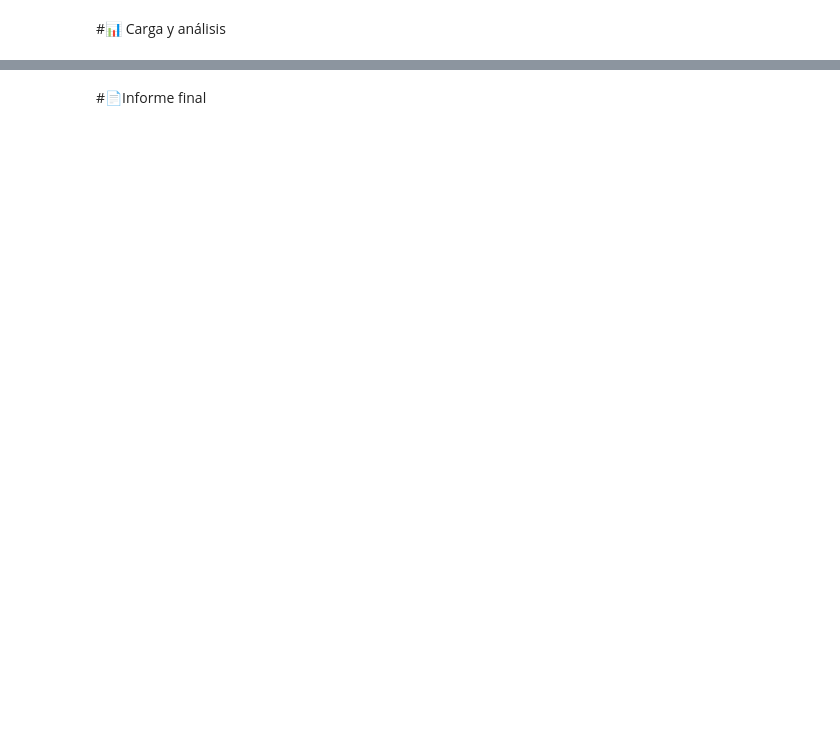
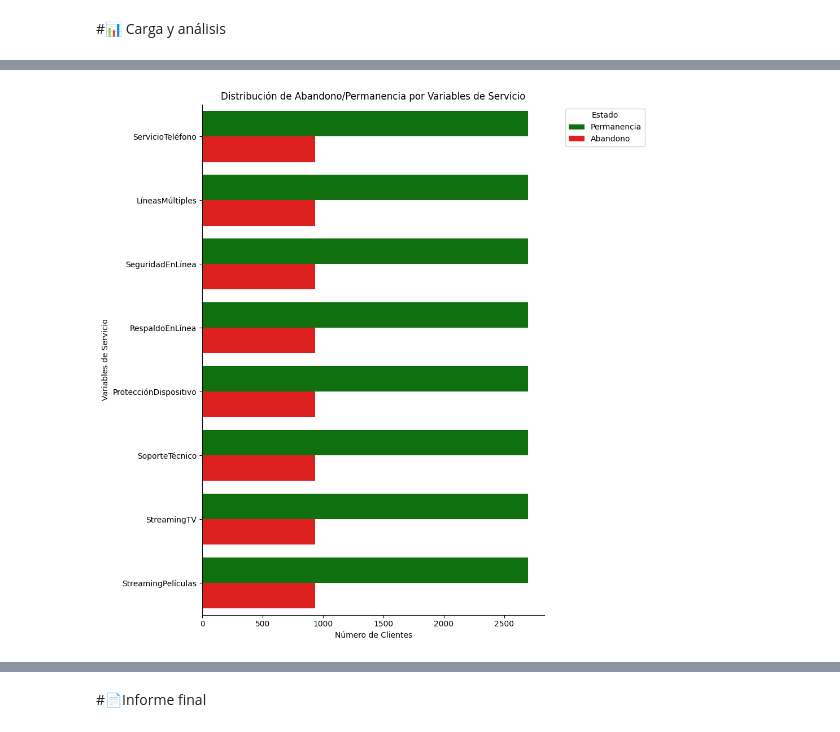
Before and after one commit to Fernando-Falla/Cahllenge_TelecomX_parte2, a Jupyter notebook: TelecomX_LATAM.ipynb, the cells around one changed output, grey strips where cells are left out. Saved outputs shown, nothing was run; the diff lists cells and outputs as text; code cells hidden in the pictures; blank space fills up the shorter version.

```diff
--- a/TelecomX_LATAM.ipynb
+++ b/TelecomX_LATAM.ipynb
@@ -426,0 +741,57 @@ datos_encoded.head()
+# %%
+import matplotlib.pyplot as plt
+import seaborn as sns
+import pandas as pd
+
+# Lista de variables de servicio para graficar la distribución de abandono
+service_vars_to_plot = [
+    'ServicioTeléfono', 'LíneasMúltiples', 'SeguridadEnLínea',
+    'RespaldoEnLínea', 'ProtecciónDispositivo', 'SoporteTécnico',
+    'StreamingTV', 'StreamingPelículas'
+]
+
+# Mapeo de valores numéricos a nombres para el hue y la leyenda (0: Permanencia, 1: Abandono)
+churn_label_mapping = {0: 'Permanencia', 1: 'Abandono'}
+
+# Colores para Abandono y Permanencia
+churn_colors = {'Permanencia': "green", 'Abandono': "red"}
+
+# Preparar los datos para un gráfico agrupado horizontal
+all_plot_data_service = pd.DataFrame()
+for col in service_vars_to_plot:
+    if col in datos_encoded.columns:
+        # Calcular las counts para Abandono y No Abandono por categoría de servicio
+        plot_data = datos_encoded.groupby([col, 'Abandono'], observed=False).size().reset_index(name='count')
+
+        # Mapear los valores numéricos de 'Abandono' a sus nombres para el hue y la leyenda
+        plot_data['Abandono_Label'] = plot_data['Abandono'].map(churn_label_mapping)
+
+        # Añadir una columna para identificar la variable original
+        plot_data['Variable'] = col
+
+        all_plot_data_service = pd.concat([all_plot_data_service, plot_data])
+
+    else:
+        print(f"La columna '{col}' no se encontró en el DataFrame.")
+
+# Crear el gráfico de barras horizontal agrupado
+plt.figure(figsize=(10, 10)) # Ajustar tamaño del gráfico para acomodar más barras
+ax = sns.barplot(x='count', y='Variable', hue='Abandono_Label', data=all_plot_data_service, palette=churn_colors, errorbar=None)
+
+plt.title('Distribución de Abandono/Permanencia por Variables de Servicio')
+plt.xlabel('Número de Clientes')
+plt.ylabel('Variables de Servicio')
+
+# Ajustar la leyenda (moverla a la derecha)
+plt.legend(title="Estado", bbox_to_anchor=(1.05, 1), loc='upper left')
+
+# Eliminar bordes superiores y derechos
+sns.despine(top=True, right=True)
+
+# Desactivar la cuadrícula explícitamente
+ax.grid(False)
+
+plt.tight_layout() # Ajustar layout
+plt.show()
+# %% [output]
+[figure, added]
```
Also changed, not shown: parts of 25 cells of this notebook.
